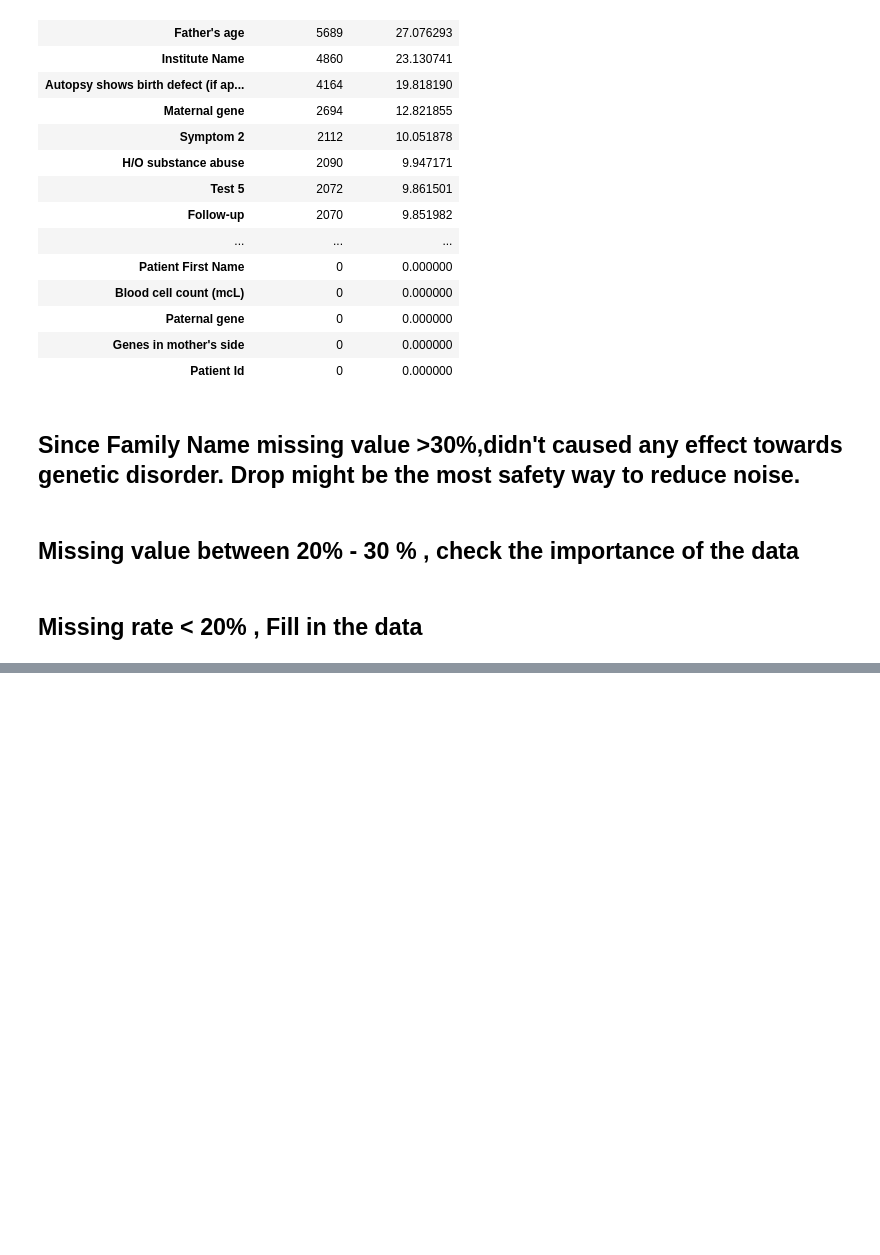
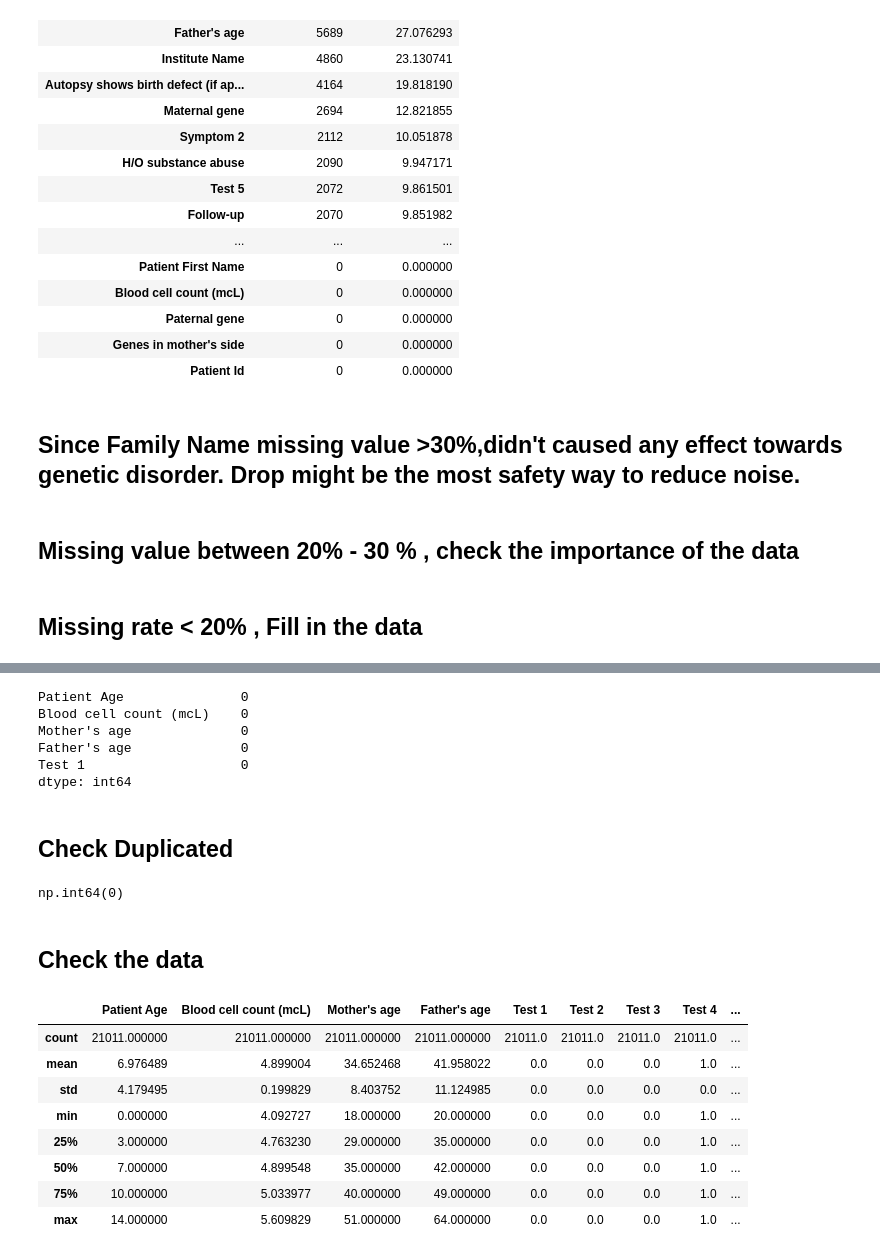
Before and after one commit to pomelocheah/Predict-the-Genetic-Disorders-Dataset-of-Genomes-, a Jupyter notebook: notebook/data_cleaning.ipynb, the cells around one changed output, grey strips where cells are left out. Saved outputs shown, nothing was run; the diff lists cells and outputs as text; code cells hidden in the pictures; blank space fills up the shorter version.

```diff
--- a/notebook/data_cleaning.ipynb
+++ b/notebook/data_cleaning.ipynb
@@ -95,0 +77,34 @@ dtype: int64
+# %%
+from sklearn.impute import SimpleImputer
+
+num_cols = df.select_dtypes(include=['int64','float64']).columns
+imputer_num = SimpleImputer(strategy='median')
+df[num_cols] = imputer_num.fit_transform(df[num_cols])
+df[num_cols].isnull().sum().sort_values(ascending=False).head()
+# %% [output]
+Patient Age               0
+Blood cell count (mcL)    0
+Mother's age              0
+Father's age              0
+Test 1                    0
+dtype: int64
+# %% [markdown]
+## Check Duplicated
+# %%
+df.duplicated().sum()
+# %% [output]
+np.int64(0)
+# %% [markdown]
+## Check the data
+# %%
+df[num_cols].describe()
+# %% [output]
+|  | Patient Age | Blood cell count (mcL) | Mother's age | Father's age | Test 1 | Test 2 | Test 3 | Test 4 | ... |
+| count | 21011.000000 | 21011.000000 | 21011.000000 | 21011.000000 | 21011.0 | 21011.0 | 21011.0 | 21011.0 | ... |
+| mean | 6.976489 | 4.899004 | 34.652468 | 41.958022 | 0.0 | 0.0 | 0.0 | 1.0 | ... |
+| std | 4.179495 | 0.199829 | 8.403752 | 11.124985 | 0.0 | 0.0 | 0.0 | 0.0 | ... |
+| min | 0.000000 | 4.092727 | 18.000000 | 20.000000 | 0.0 | 0.0 | 0.0 | 1.0 | ... |
+| 25% | 3.000000 | 4.763230 | 29.000000 | 35.000000 | 0.0 | 0.0 | 0.0 | 1.0 | ... |
+| 50% | 7.000000 | 4.899548 | 35.000000 | 42.000000 | 0.0 | 0.0 | 0.0 | 1.0 | ... |
+| 75% | 10.000000 | 5.033977 | 40.000000 | 49.000000 | 0.0 | 0.0 | 0.0 | 1.0 | ... |
+| max | 14.000000 | 5.609829 | 51.000000 | 64.000000 | 0.0 | 0.0 | 0.0 | 1.0 | ... |
```
Also changed, not shown: parts of 12 cells of this notebook.
